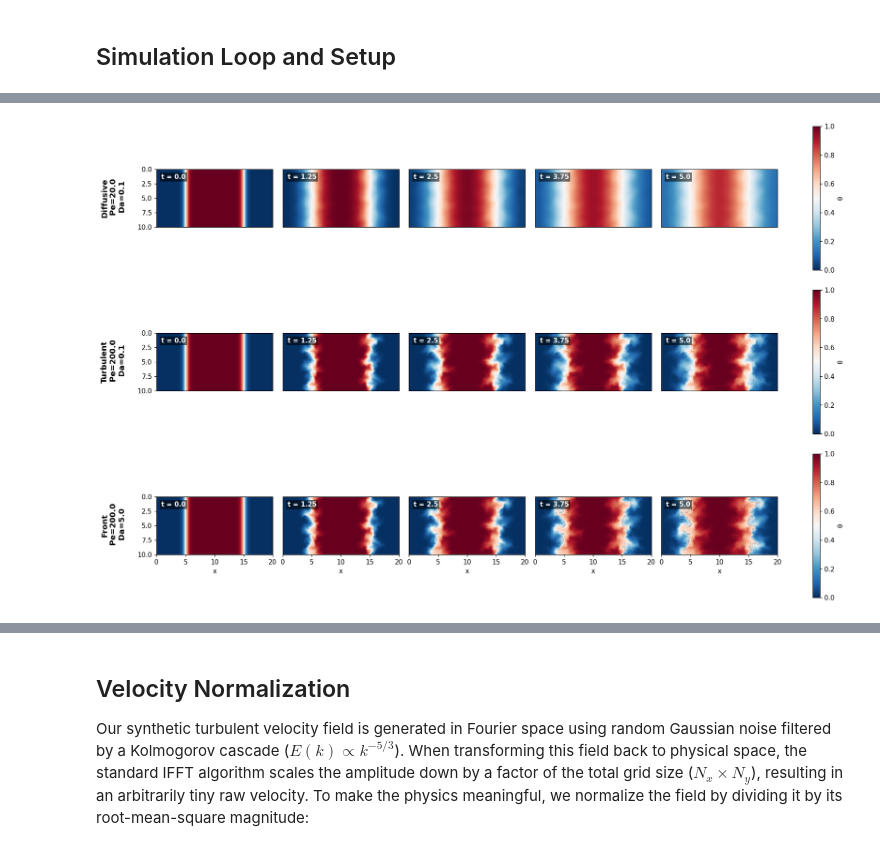
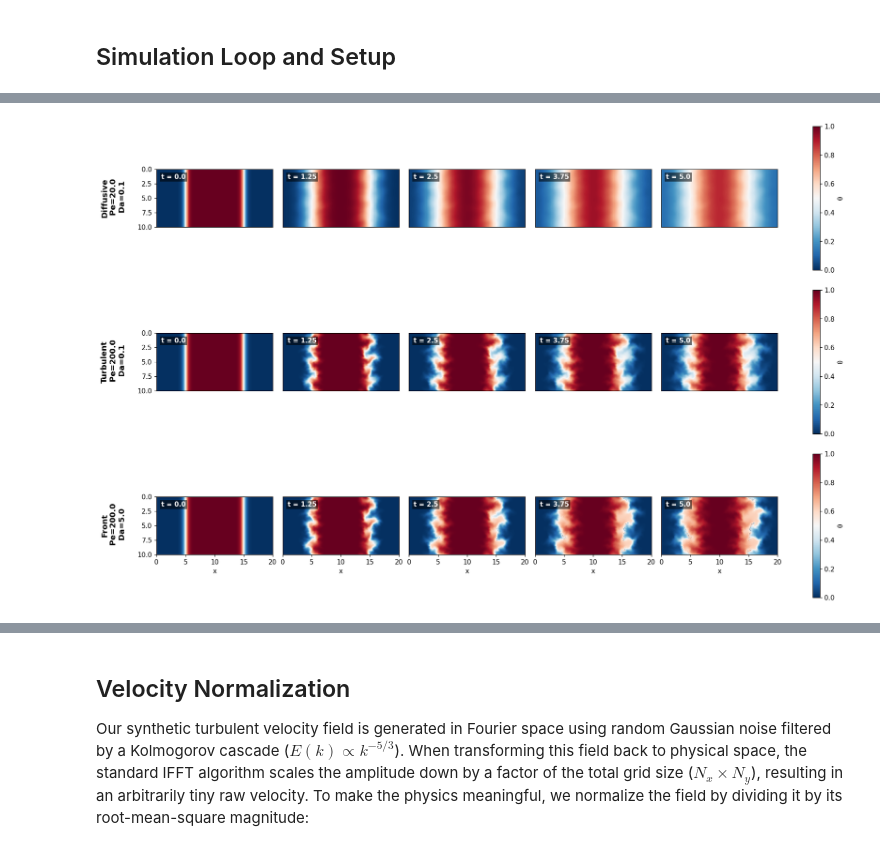
Before and after one commit to leelalaliott/turbulent_cooling_fronts, a Jupyter notebook: 2d_turbulent_front.ipynb, the cells around one changed output, grey strips where cells are left out. Saved outputs shown, nothing was run; the diff lists cells and outputs as text; code cells hidden in the pictures.

```diff
--- a/2d_turbulent_front.ipynb
+++ b/2d_turbulent_front.ipynb
@@ -242,32 +242,64 @@ def simulator(Pe, Da, ux, uy, X, KX, KY, K_sq, U_rms, max_u, dx, Lx, lo, hi, wid
 
     return snap
 
+
+Lx, Ly = 20.0, 10.0
+
 # global setup
-nx, ny = ASPECT * NT, NT
-Lx, Ly = 20.0, 10.0
-dx = Lx / nx
+# nx, ny = ASPECT * NT, NT
 
-kx = 2 * np.pi * sfft.rfftfreq(nx, d=Lx / nx)
-ky = 2 * np.pi * sfft.fftfreq(ny, d=Ly / ny)
-KX, KY = np.meshgrid(kx, ky)
-K_sq = KX**2 + KY**2
+nt_list = [(128 * ASPECT, 128), (512*ASPECT, 512), (512*ASPECT, 512)]
 
-kx_max, ky_max = np.max(np.abs(kx)), np.max(np.abs(ky))
-dealias_mask = (np.abs(KX) < (2.0/3.0) * kx_max) & (np.abs(KY) < (2.0/3.0) * ky_max)
+params = []
+for nx, ny in nt_list:
+    dx = Lx / nx
 
-ux, uy = make_velocity(nx, ny, Lx, Ly, kmin=2, kmax=20, seed=42)
+    kx = 2 * np.pi * sfft.rfftfreq(nx, d=Lx / nx)
+    ky = 2 * np.pi * sfft.fftfreq(ny, d=Ly / ny)
+    KX, KY = np.meshgrid(kx, ky)
+    K_sq = KX**2 + KY**2
 
-# velocity normalization
-U_rms_raw = np.sqrt(np.mean(ux**2 + uy**2))
-ux = ux / U_rms_raw
-uy = uy / U_rms_raw
+    kx_max, ky_max = np.max(np.abs(kx)), np.max(np.abs(ky))
+    dealias_mask = (np.abs(KX) < (2.0/3.0) * kx_max) & (np.abs(KY) < (2.0/3.0) * ky_max)
 
-U_rms = np.sqrt(np.mean(ux**2 + uy**2))
-max_u = np.max(np.sqrt(ux**2 + uy**2))
+    ux, uy = make_velocity(nx, ny, Lx, Ly, kmin=2, kmax=20, seed=42)
 
-x = np.linspace(0, Lx, nx, endpoint=False)
-y = np.linspace(0, Ly, ny, endpoint=False)
-X, Y = np.meshgrid(x, y)
+    # velocity normalization
+    U_rms_raw = np.sqrt(np.mean(ux**2 + uy**2))
+    ux = ux / U_rms_raw
+    uy = uy / U_rms_raw
+
+    U_rms = np.sqrt(np.mean(ux**2 + uy**2))
+    max_u = np.max(np.sqrt(ux**2 + uy**2))
+
+    x = np.linspace(0, Lx, nx, endpoint=False)
+    y = np.linspace(0, Ly, ny, endpoint=False)
+
+    X, Y = np.meshgrid(x, y)
+
+    p = {
+        "ux": ux,
+        "uy": uy,
+        "U_rms": U_rms,
+        "max_u": max_u,
+        "dx": dx,
+        "kx": kx,
+        "ky": ky,
+        "KX": KX,
+        "KY": KY,
+        "K_sq": K_sq,
+        "kx_max": kx_max,
+        "ky_max": ky_max,
+        "dealias_mask": dealias_mask,
+        "x": x,
+        "y": y,
+        "X": X,
+        "Y": Y
+    }
+    params.append(p)
+
+print(f"params={params}")
+
 
 lo, hi = Lx * 0.25, Lx * 0.75
 width = 0.5
@@ -276,12 +308,13 @@ width = 0.5
 save_times = [0.0, 1.25, 2.5, 3.75, 5.0]
 Pe_list = [20.0, 200.0, 200.0]
 Da_list = [0.1, 0.1, 5.0]
+
 regime_names = ["Diffusive", "Turbulent", "Front"]
 
 all_results = []
-for Pe, Da in zip(Pe_list, Da_list):
-    print(f"Running Pe={Pe}, Da={Da}")
-    snap = simulator(Pe, Da, ux, uy, X, KX, KY, K_sq, U_rms, max_u, dx, Lx, lo, hi, width, save_times, dealias_mask)
+for Pe, Da, p in zip(Pe_list, Da_list, params):
+    print(f"Running Pe={Pe}, Da={Da} p={p}")
+    snap = simulator(Pe, Da, p['ux'], p['uy'], p['X'], p['KX'], p['KY'], p['K_sq'], p['U_rms'], p['max_u'], p['dx'], Lx, lo, hi, width, save_times, p['dealias_mask'])
     print(f"chi: {snap['chi']:.4f} | S_0: {snap['S_0']:.4f} | steps: {snap['n_steps']}")
     all_results.append(snap)
 
@@ -317 +361 @@ chi: 0.1000 | S_0: 0.2500 | steps: 412
-[figure, old version]
+[figure, new version]
```
Also changed, not shown: parts of 5 cells of this notebook.
